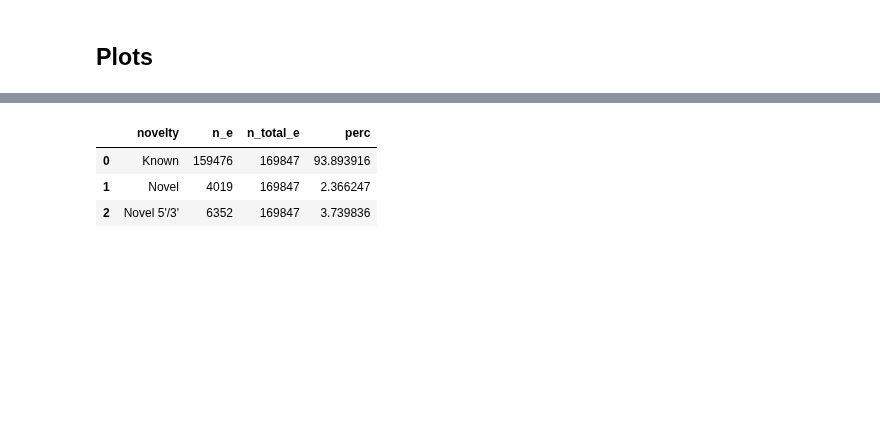
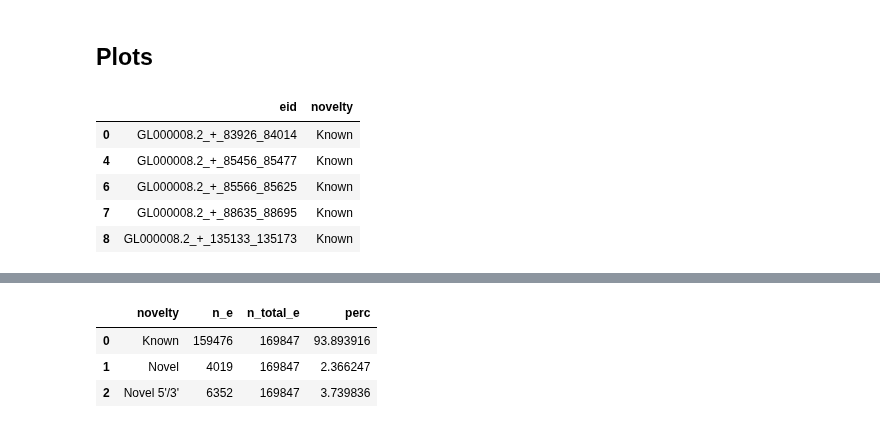
Before and after one commit to fairliereese/240903_pt, a Jupyter notebook: analysis/characterize_novel_exons.ipynb, the cells around one changed output, grey strips where cells are left out. Drawn from its saved outputs; the diff is of its cells as text; code cells hidden in the pictures; blank space fills up the shorter version.

```diff
--- a/analysis/characterize_novel_exons.ipynb
+++ b/analysis/characterize_novel_exons.ipynb
@@ -128,0 +146,9 @@ temp.loc[temp.eid.isin(df.eid_gc.tolist()), 'novelty'] = 'Known'
+# %%
+temp.head()
+# %% [output]
+|  | eid | novelty |
+| 0 | GL000008.2_+_83926_84014 | Known |
+| 4 | GL000008.2_+_85456_85477 | Known |
+| 6 | GL000008.2_+_85566_85625 | Known |
+| 7 | GL000008.2_+_88635_88695 | Known |
+| 8 | GL000008.2_+_135133_135173 | Known |
```
Also changed, not shown: parts of 7 cells of this notebook, 12 other files.
